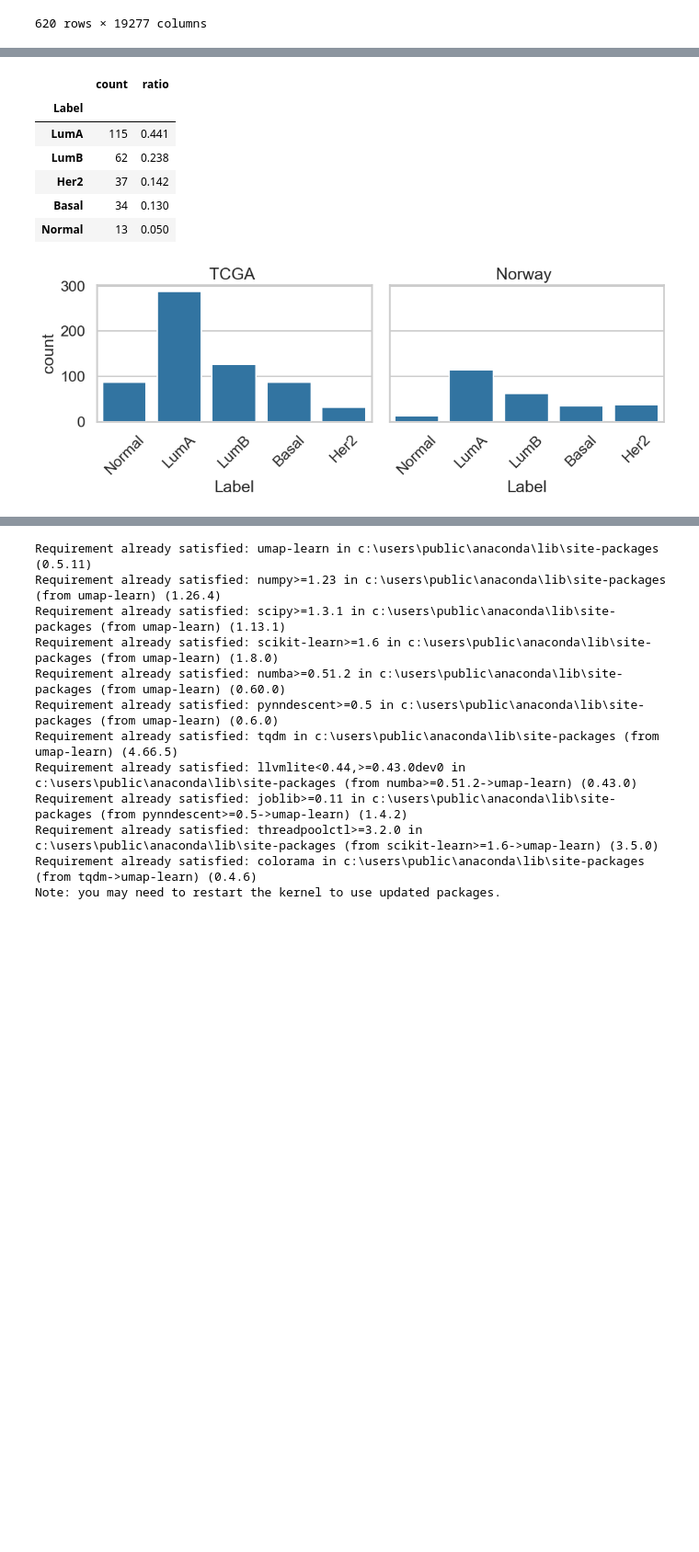
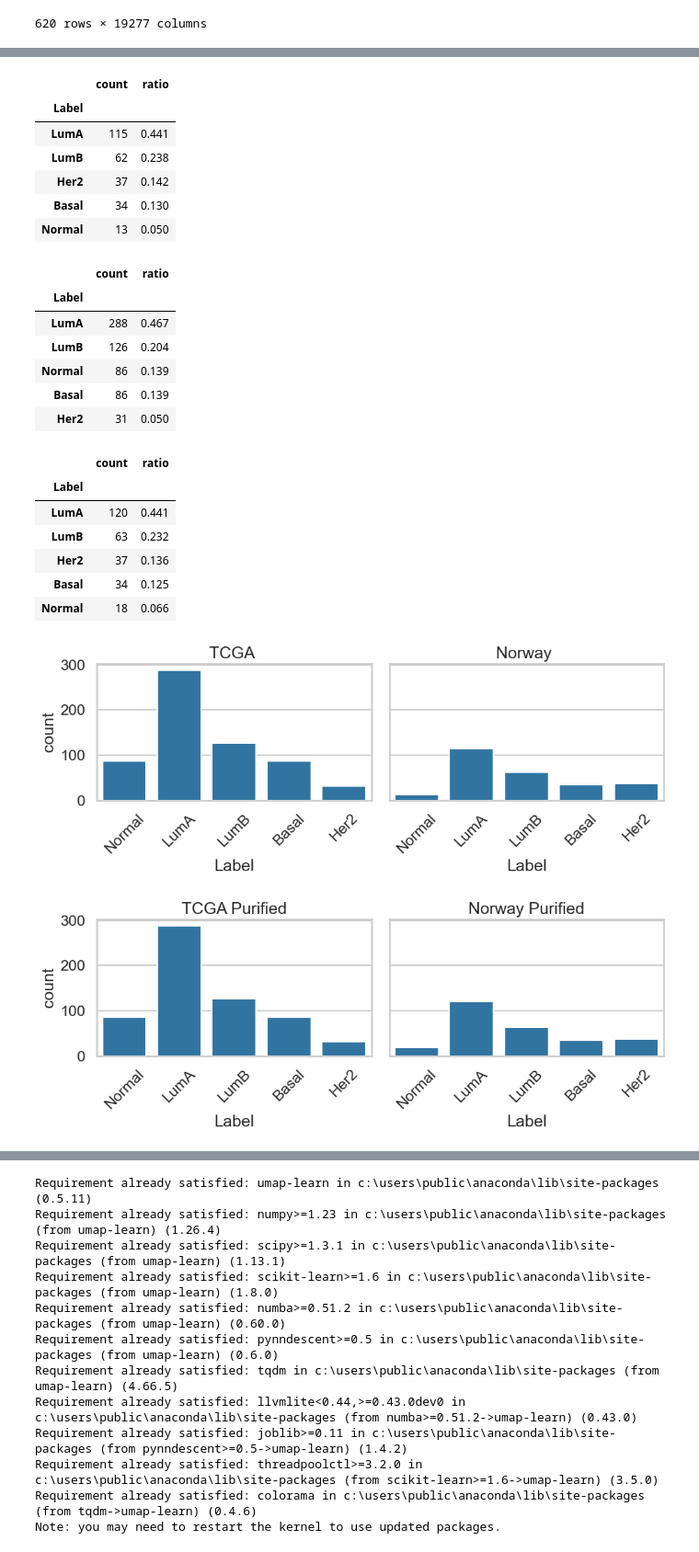
Before and after one commit to Alvinator24/BioinfoThesis, a Jupyter notebook: exploredata.ipynb, the cells around one changed output, grey strips where cells are left out. Shown at 92% size. Saved outputs shown, nothing was run; the diff lists cells and outputs as text; code cells hidden in the pictures; blank space fills up the shorter version.

Commit message:
umap for purified

```diff
--- a/exploredata.ipynb
+++ b/exploredata.ipynb
@@ -5,11 +5,13 @@ import numpy as np
 from pathlib import Path
 import matplotlib.pyplot as plt
 import seaborn as sns
+from sklearn.preprocessing import StandardScaler
+from sklearn.decomposition import PCA
 
 sns.set_context("talk")
 sns.set_style("whitegrid")
 
-base = Path("SVM")
+base = Path("Datasets")
 
 def load_X(name):
     df = pd.read_csv(base / name)
@@ -37,12 +39,32 @@ norway = {
     "y_test": load_y("Y_test_Norway.csv"),
 }
 
+tcgaP = {
+    "X_train": load_X("X_train_purified.csv"),
+    "X_test": load_X("X_test_purified.csv"),
+    "y_train": load_y("Y_train_purified.csv"),
+    "y_test": load_y("Y_test_purified.csv"),
+}
+
+norwayP = {
+    "X_train": load_X("X_train_Norway_purified.csv"),
+    "X_test": load_X("X_test_Norway_purified.csv"),
+    "y_train": load_y("Y_train_Norway_purified.csv"),
+    "y_test": load_y("Y_test_Norway_purified.csv"),
+}
+
 # Combine train + test
 tcga["X_all"] = pd.concat([tcga["X_train"], tcga["X_test"]], ignore_index=True)
 tcga["y_all"] = pd.concat([tcga["y_train"], tcga["y_test"]], ignore_index=True)
 
+tcgaP["X_all"] = pd.concat([tcgaP["X_train"], tcgaP["X_test"]], ignore_index=True)
+tcgaP["y_all"] = pd.concat([tcgaP["y_train"], tcgaP["y_test"]], ignore_index=True)
+
 norway["X_all"] = pd.concat([norway["X_train"], norway["X_test"]], ignore_index=True)
 norway["y_all"] = pd.concat([norway["y_train"], norway["y_test"]], ignore_index=True)
+
+norwayP["X_all"] = pd.concat([norwayP["X_train"], norwayP["X_test"]], ignore_index=True)
+norwayP["y_all"] = pd.concat([norwayP["y_train"], norwayP["y_test"]], ignore_index=True)
 # %%
 tcga["X_all"]
 # %% [output]
@@ -68,30 +90,59 @@ def class_balance(y):
 
 display(class_balance(tcga["y_all"]), class_balance(norway["y_all"]))
 
 order = pd.Index(pd.concat([tcga["y_all"], norway["y_all"]]).unique()).tolist()
 
 fig, axes = plt.subplots(1, 2, figsize=(10, 4), sharey=True)
 sns.countplot(x=tcga["y_all"], order=order, ax=axes[0])
 axes[0].set_title("TCGA ")
 sns.countplot(x=norway["y_all"], order=order, ax=axes[1])
 axes[1].set_title("Norway ")
 
 for ax in axes.ravel():
     ax.tick_params(axis="x", rotation=45)
 plt.tight_layout()
+
+display(class_balance(tcgaP["y_all"]), class_balance(norwayP["y_all"]))
+
+order = pd.Index(pd.concat([tcgaP["y_all"], norwayP["y_all"]]).unique()).tolist()
+
+fig, axes = plt.subplots(1, 2, figsize=(10, 4), sharey=True)
+sns.countplot(x=tcgaP["y_all"], order=order, ax=axes[0])
+axes[0].set_title("TCGA Purified")
+sns.countplot(x=norwayP["y_all"], order=order, ax=axes[1])
+axes[1].set_title("Norway Purified")
+
+for ax in axes.ravel():
+    ax.tick_params(axis="x", rotation=45)
+plt.tight_layout()
 # %% [output]
 |  | count | ratio |
 | Label |  |  |
 | LumA | 288 | 0.465 |
 | LumB | 127 | 0.205 |
 | Normal | 87 | 0.140 |
 | Basal | 87 | 0.140 |
 | Her2 | 31 | 0.050 |
 |  | count | ratio |
 | Label |  |  |
 | LumA | 115 | 0.441 |
 | LumB | 62 | 0.238 |
 | Her2 | 37 | 0.142 |
 | Basal | 34 | 0.130 |
 | Normal | 13 | 0.050 |
+|  | count | ratio |
+| Label |  |  |
+| LumA | 288 | 0.467 |
+| LumB | 126 | 0.204 |
+| Normal | 86 | 0.139 |
+| Basal | 86 | 0.139 |
+| Her2 | 31 | 0.050 |
+|  | count | ratio |
+| Label |  |  |
+| LumA | 120 | 0.441 |
+| LumB | 63 | 0.232 |
+| Her2 | 37 | 0.136 |
+| Basal | 34 | 0.125 |
+| Normal | 18 | 0.066 |
 [figure]
+[figure, added]
```
Also changed, not shown: parts of 10 cells of this notebook.
